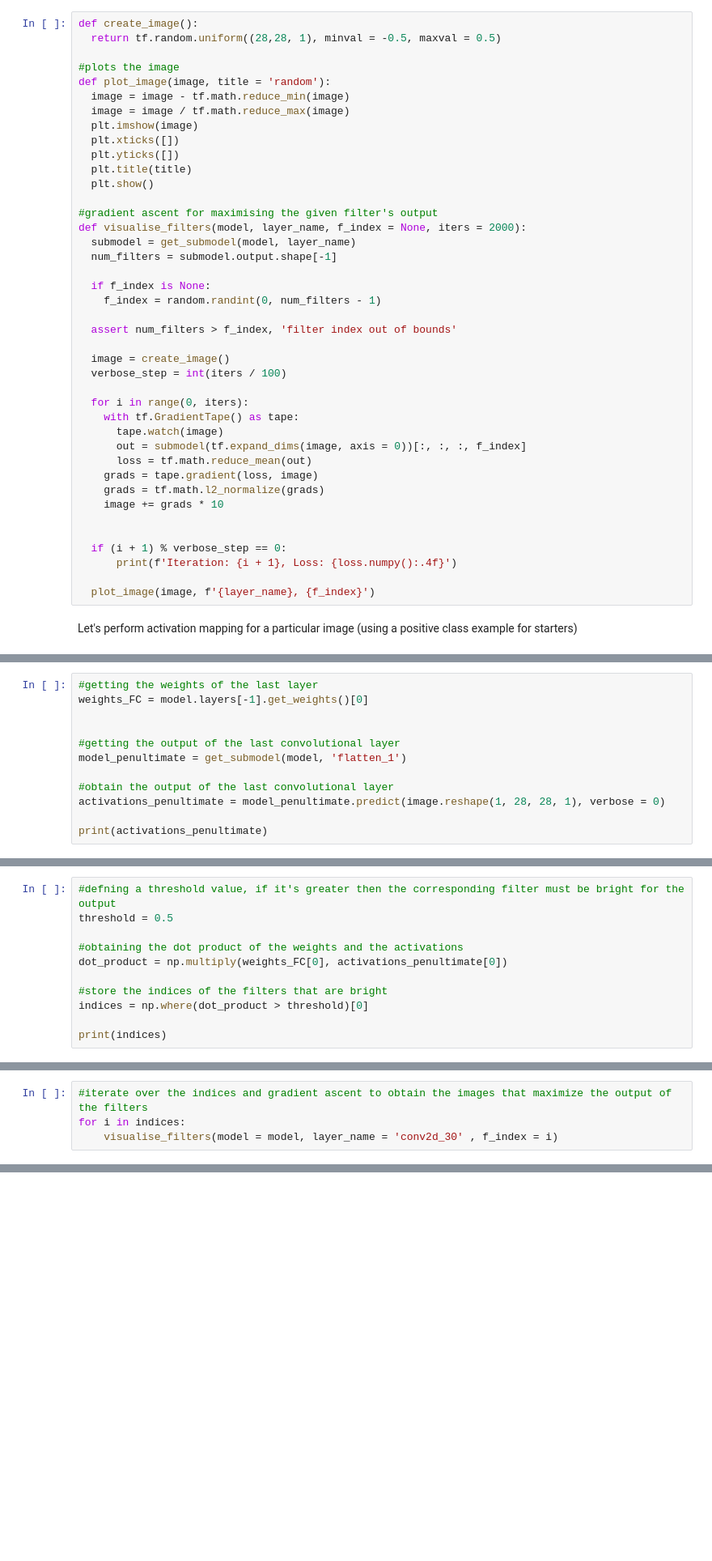
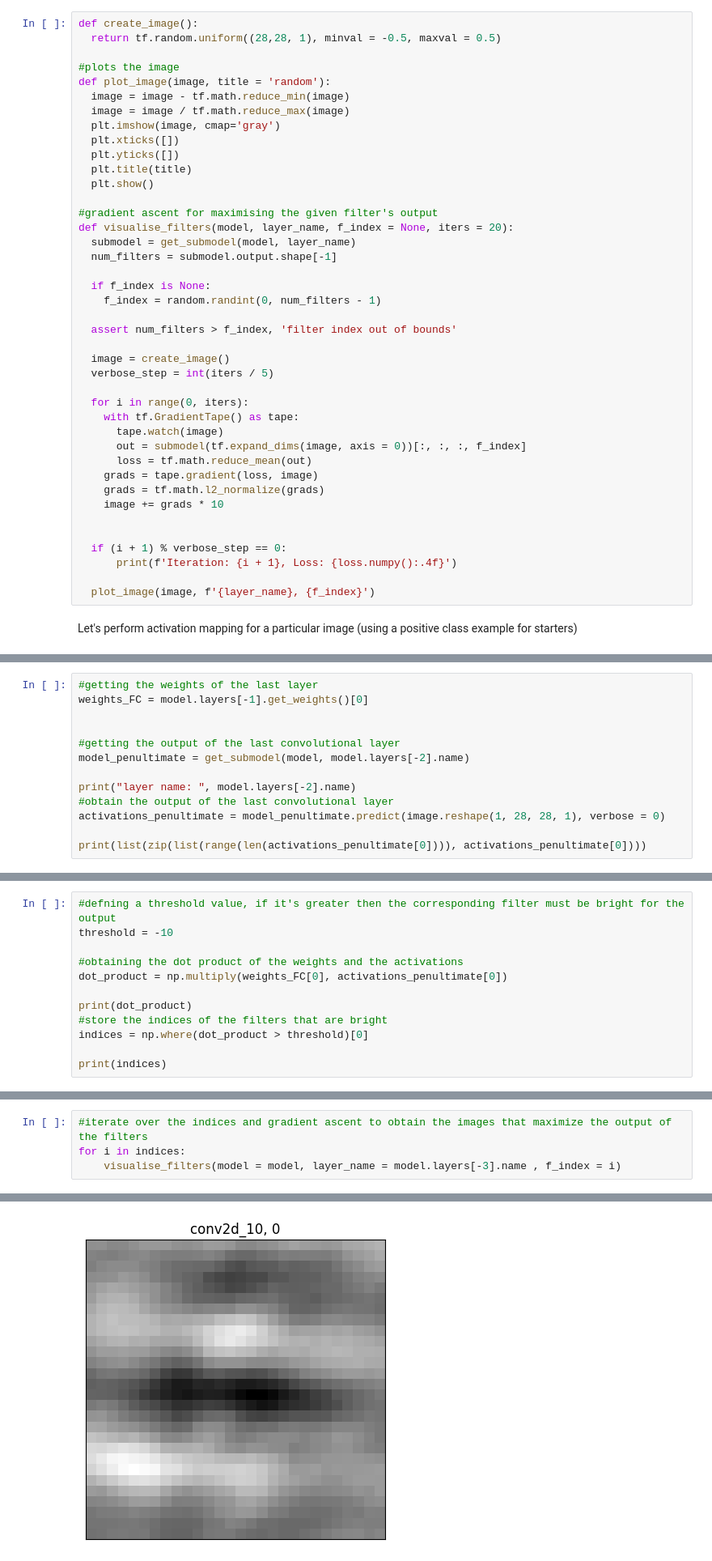
Before and after one commit to hrishikeshkh/XCNN, a Jupyter notebook: composed.ipynb, the cells around one changed output, grey strips where cells are left out. Shown at 81% size. Saved outputs shown, nothing was run; the diff lists cells and outputs as text; blank space fills up the shorter version.

Commit message:
model architechture to be updated

```diff
--- a/composed.ipynb
+++ b/composed.ipynb
@@ -112,14 +122,14 @@ def create_image():
 def plot_image(image, title = 'random'):
   image = image - tf.math.reduce_min(image)
   image = image / tf.math.reduce_max(image)
-  plt.imshow(image)
+  plt.imshow(image, cmap='gray')
   plt.xticks([])
   plt.yticks([])
   plt.title(title)
   plt.show()
 
 #gradient ascent for maximising the given filter's output
-def visualise_filters(model, layer_name, f_index = None, iters = 2000):
+def visualise_filters(model, layer_name, f_index = None, iters = 20):
   submodel = get_submodel(model, layer_name)
   num_filters = submodel.output.shape[-1]
 
@@ -129,7 +139,7 @@ def visualise_filters(model, layer_name, f_index = None, iters = 2000):
   assert num_filters > f_index, 'filter index out of bounds'
 
   image = create_image()
-  verbose_step = int(iters / 100)
+  verbose_step = int(iters / 5)
 
   for i in range(0, iters):
     with tf.GradientTape() as tape:
@@ -167,10 +178,11 @@ weights_FC = model.layers[-1].get_weights()[0]
 
 
 #getting the output of the last convolutional layer
-model_penultimate = get_submodel(model, 'flatten_1')
+model_penultimate = get_submodel(model, model.layers[-2].name)
 
+print("layer name: ", model.layers[-2].name)
 #obtain the output of the last convolutional layer
 activations_penultimate = model_penultimate.predict(image.reshape(1, 28, 28, 1), verbose = 0)
 
-print(activations_penultimate)
+print(list(zip(list(range(len(activations_penultimate[0]))), activations_penultimate[0])))
 # %% [output]
@@ -178,10 +191,11 @@ print(activations_penultimate)
 # %%
 #defning a threshold value, if it's greater then the corresponding filter must be bright for the output
-threshold = 0.5
+threshold = -10
 
 #obtaining the dot product of the weights and the activations
 dot_product = np.multiply(weights_FC[0], activations_penultimate[0])
 
+print(dot_product)
 #store the indices of the filters that are bright
 indices = np.where(dot_product > threshold)[0]
 
@@ -191,4 +221,5 @@ print(indices)
 # %%
 #iterate over the indices and gradient ascent to obtain the images that maximize the output of the filters
 for i in indices:
-    visualise_filters(model = model, layer_name = 'conv2d_30' , f_index = i)
+    visualise_filters(model = model, layer_name = model.layers[-3].name , f_index = i)
+# %% [output]
@@ -194,0 +227 @@ for i in indices:
+[figure, added]
```
Also changed, not shown: parts of 7 cells of this notebook, 2 other files.
